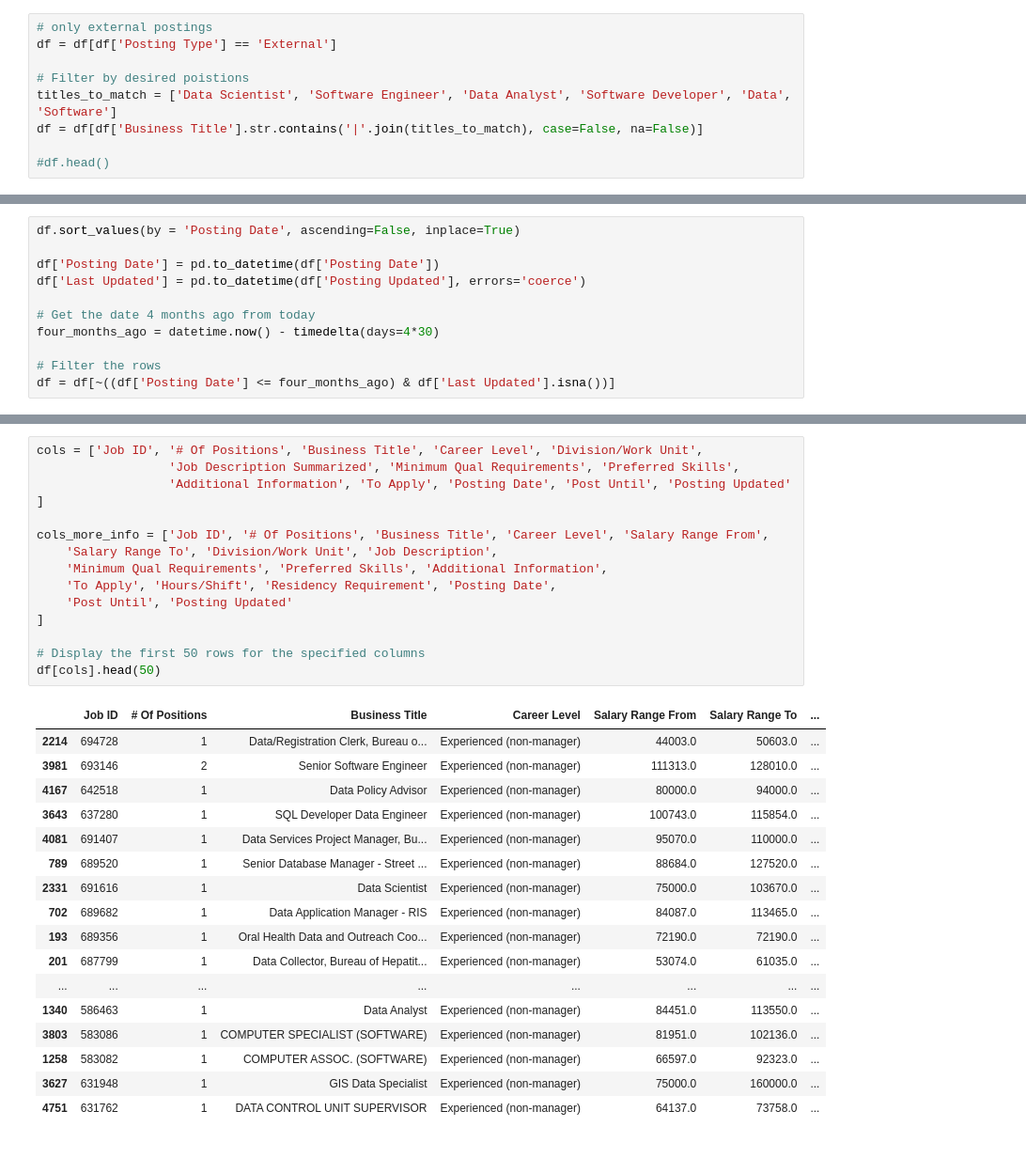
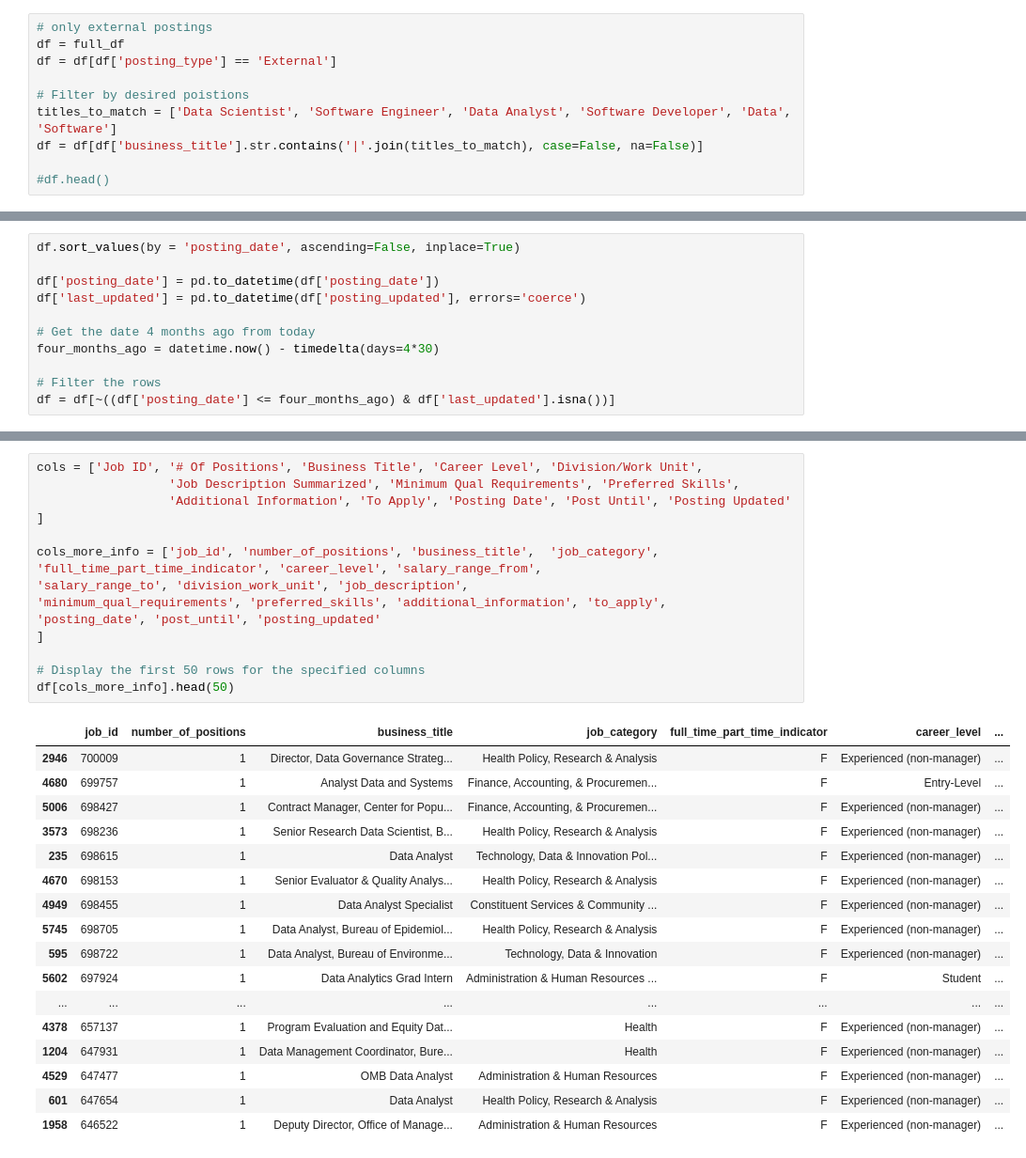
Before and after one commit to MadeleineKRoberts/nyc_gov_jobs_sorted, a Jupyter notebook: filter_sort.ipynb, the cells around one changed output, grey strips where cells are left out. Shown at 94% size. Saved outputs shown, nothing was run; the diff lists cells and outputs as text.

```diff
--- a/filter_sort.ipynb
+++ b/filter_sort.ipynb
@@ -32,9 +88,10 @@ print(df.head())
 # %%
 # only external postings
-df = df[df['Posting Type'] == 'External']
+df = full_df
+df = df[df['posting_type'] == 'External']
 
 # Filter by desired poistions
 titles_to_match = ['Data Scientist', 'Software Engineer', 'Data Analyst', 'Software Developer', 'Data', 'Software']
-df = df[df['Business Title'].str.contains('|'.join(titles_to_match), case=False, na=False)]
+df = df[df['business_title'].str.contains('|'.join(titles_to_match), case=False, na=False)]
 
 #df.head()
@@ -59,14 +98,14 @@ df = df[df['Business Title'].str.contains('|'.join(titles_to_match), case=False,
 # %%
-df.sort_values(by = 'Posting Date', ascending=False, inplace=True)
+df.sort_values(by = 'posting_date', ascending=False, inplace=True)
 
-df['Posting Date'] = pd.to_datetime(df['Posting Date'])
-df['Last Updated'] = pd.to_datetime(df['Posting Updated'], errors='coerce')
+df['posting_date'] = pd.to_datetime(df['posting_date'])
+df['last_updated'] = pd.to_datetime(df['posting_updated'], errors='coerce')
 
 # Get the date 4 months ago from today
 four_months_ago = datetime.now() - timedelta(days=4*30)
 
 # Filter the rows
-df = df[~((df['Posting Date'] <= four_months_ago) & df['Last Updated'].isna())]
+df = df[~((df['posting_date'] <= four_months_ago) & df['last_updated'].isna())]
 # %%
 summarizer = pipeline("summarization", model="facebook/bart-large-cnn")
 df['Job Description Summarized'] = summarizer(df['Job Description'], max_length=130, min_length=30)
@@ -75,33 +116,33 @@ df['Job Description Summarized'] = summarizer(df['Job Description'], max_length=
 # %%
 cols = ['Job ID', '# Of Positions', 'Business Title', 'Career Level', 'Division/Work Unit',
                   'Job Description Summarized', 'Minimum Qual Requirements', 'Preferred Skills',
                   'Additional Information', 'To Apply', 'Posting Date', 'Post Until', 'Posting Updated'
 ]
 
-cols_more_info = ['Job ID', '# Of Positions', 'Business Title', 'Career Level', 'Salary Range From',
-    'Salary Range To', 'Division/Work Unit', 'Job Description',
-    'Minimum Qual Requirements', 'Preferred Skills', 'Additional Information',
-    'To Apply', 'Hours/Shift', 'Residency Requirement', 'Posting Date',
-    'Post Until', 'Posting Updated'
+cols_more_info = ['job_id', 'number_of_positions', 'business_title',  'job_category',
+'full_time_part_time_indicator', 'career_level', 'salary_range_from',
+'salary_range_to', 'division_work_unit', 'job_description',
+'minimum_qual_requirements', 'preferred_skills', 'additional_information', 'to_apply',
+'posting_date', 'post_until', 'posting_updated'
 ]
 
 # Display the first 50 rows for the specified columns
-df[cols].head(50)
+df[cols_more_info].head(50)
 # %% [output]
-|  | Job ID | # Of Positions | Business Title | Career Level | Salary Range From | Salary Range To | ... |
-| 2214 | 694728 | 1 | Data/Registration Clerk, Bureau o... | Experienced (non-manager) | 44003.0 | 50603.0 | ... |
-| 3981 | 693146 | 2 | Senior Software Engineer | Experienced (non-manager) | 111313.0 | 128010.0 | ... |
-| 4167 | 642518 | 1 | Data Policy Advisor | Experienced (non-manager) | 80000.0 | 94000.0 | ... |
-| 3643 | 637280 | 1 | SQL Developer Data Engineer | Experienced (non-manager) | 100743.0 | 115854.0 | ... |
-| 4081 | 691407 | 1 | Data Services Project Manager, Bu... | Experienced (non-manager) | 95070.0 | 110000.0 | ... |
-| 789 | 689520 | 1 | Senior Database Manager - Street ... | Experienced (non-manager) | 88684.0 | 127520.0 | ... |
-| 2331 | 691616 | 1 | Data Scientist | Experienced (non-manager) | 75000.0 | 103670.0 | ... |
-| 702 | 689682 | 1 | Data Application Manager - RIS | Experienced (non-manager) | 84087.0 | 113465.0 | ... |
-| 193 | 689356 | 1 | Oral Health Data and Outreach Coo... | Experienced (non-manager) | 72190.0 | 72190.0 | ... |
-| 201 | 687799 | 1 | Data Collector, Bureau of Hepatit... | Experienced (non-manager) | 53074.0 | 61035.0 | ... |
+|  | job_id | number_of_positions | business_title | job_category | full_time_part_time_indicator | career_level | ... |
+| 2946 | 700009 | 1 | Director, Data Governance Strateg... | Health Policy, Research & Analysis | F | Experienced (non-manager) | ... |
+| 4680 | 699757 | 1 | Analyst Data and Systems | Finance, Accounting, & Procuremen... | F | Entry-Level | ... |
+| 5006 | 698427 | 1 | Contract Manager, Center for Popu... | Finance, Accounting, & Procuremen... | F | Experienced (non-manager) | ... |
+| 3573 | 698236 | 1 | Senior Research Data Scientist, B... | Health Policy, Research & Analysis | F | Experienced (non-manager) | ... |
+| 235 | 698615 | 1 | Data Analyst | Technology, Data & Innovation Pol... | F | Experienced (non-manager) | ... |
+| 4670 | 698153 | 1 | Senior Evaluator & Quality Analys... | Health Policy, Research & Analysis | F | Experienced (non-manager) | ... |
+| 4949 | 698455 | 1 | Data Analyst Specialist | Constituent Services & Community ... | F | Experienced (non-manager) | ... |
+| 5745 | 698705 | 1 | Data Analyst, Bureau of Epidemiol... | Health Policy, Research & Analysis | F | Experienced (non-manager) | ... |
+| 595 | 698722 | 1 | Data Analyst, Bureau of Environme... | Technology, Data & Innovation | F | Experienced (non-manager) | ... |
+| 5602 | 697924 | 1 | Data Analytics Grad Intern | Administration & Human Resources ... | F | Student | ... |
 | ... | ... | ... | ... | ... | ... | ... | ... |
-| 1340 | 586463 | 1 | Data Analyst | Experienced (non-manager) | 84451.0 | 113550.0 | ... |
-| 3803 | 583086 | 1 | COMPUTER SPECIALIST (SOFTWARE) | Experienced (non-manager) | 81951.0 | 102136.0 | ... |
-| 1258 | 583082 | 1 | COMPUTER ASSOC. (SOFTWARE) | Experienced (non-manager) | 66597.0 | 92323.0 | ... |
-| 3627 | 631948 | 1 | GIS Data Specialist | Experienced (non-manager) | 75000.0 | 160000.0 | ... |
-| 4751 | 631762 | 1 | DATA CONTROL UNIT SUPERVISOR | Experienced (non-manager) | 64137.0 | 73758.0 | ... |
+| 4378 | 657137 | 1 | Program Evaluation and Equity Dat... | Health | F | Experienced (non-manager) | ... |
+| 1204 | 647931 | 1 | Data Management Coordinator, Bure... | Health | F | Experienced (non-manager) | ... |
+| 4529 | 647477 | 1 | OMB Data Analyst | Administration & Human Resources | F | Experienced (non-manager) | ... |
+| 601 | 647654 | 1 | Data Analyst | Health Policy, Research & Analysis | F | Experienced (non-manager) | ... |
+| 1958 | 646522 | 1 | Deputy Director, Office of Manage... | Administration & Human Resources | F | Experienced (non-manager) | ... |
```
Also changed, not shown: parts of 6 cells of this notebook.
